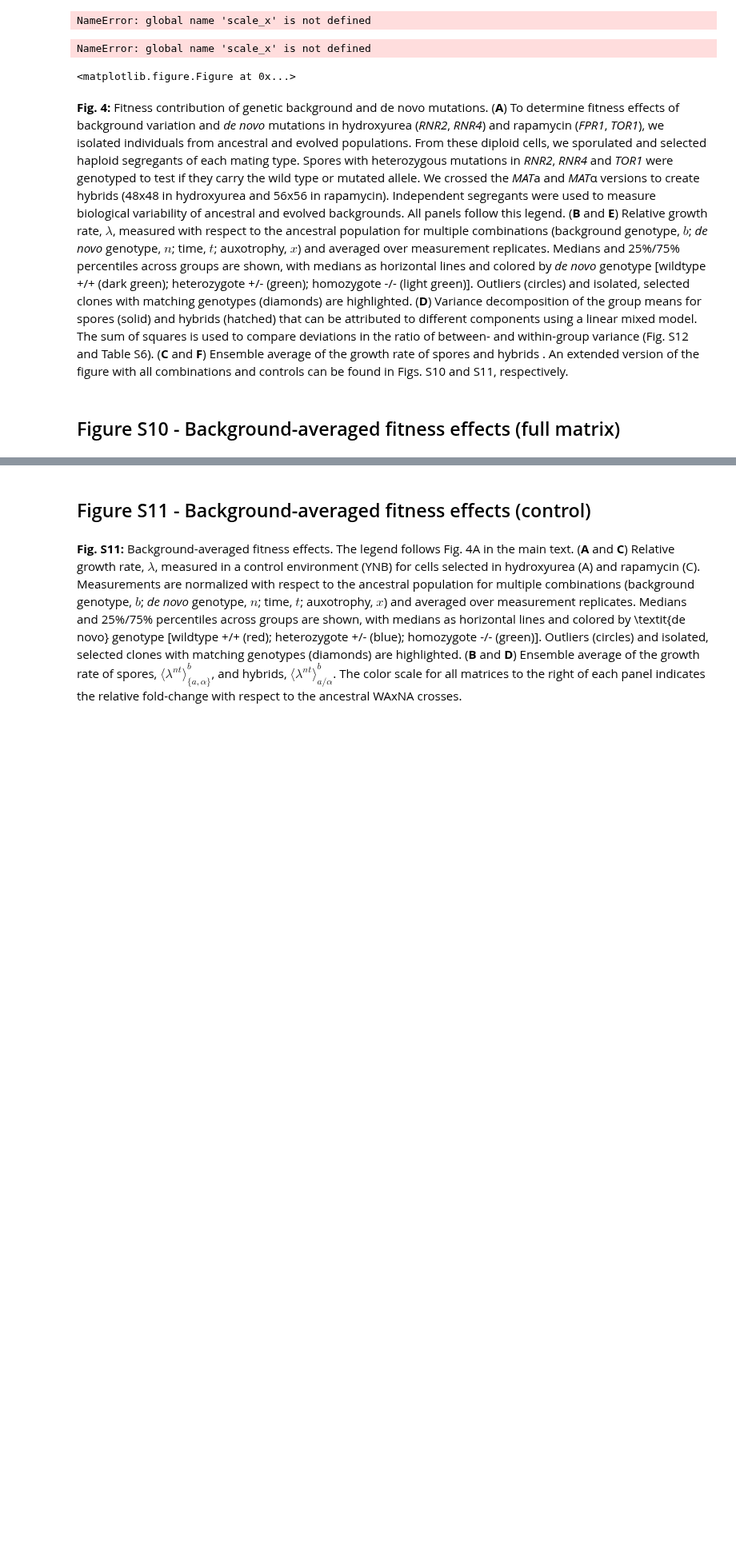
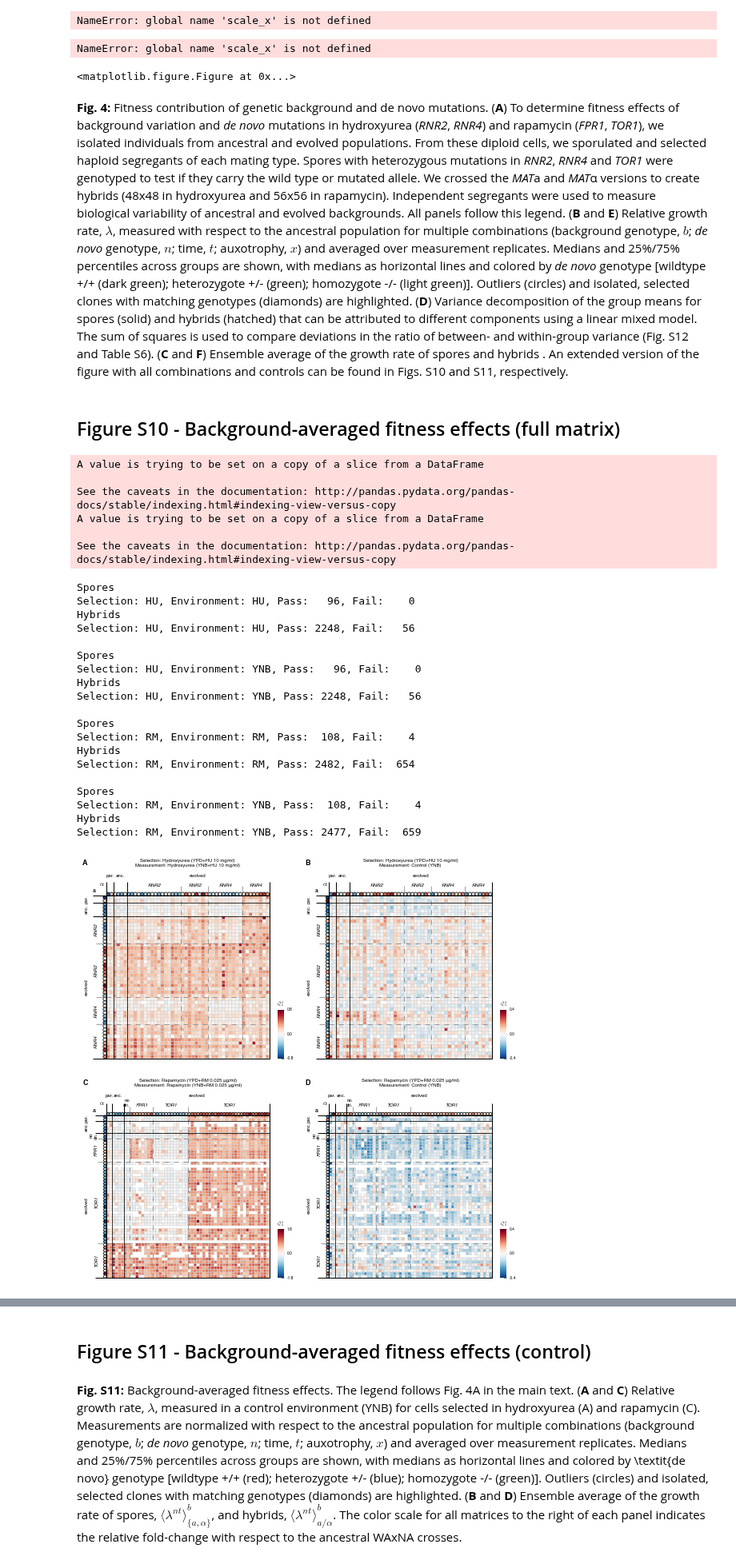
Before and after one commit to ivazquez/clonal-heterogeneity, a Jupyter notebook: src/figure4.ipynb, the cells around one changed output, grey strips where cells are left out. Shown at 80% size. Cells and saved outputs as stored; diff of their text form; code cells hidden in the pictures; blank space fills up the shorter version.

```diff
--- a/src/figure4.ipynb
+++ b/src/figure4.ipynb
@@ -276,7 +276,7 @@ for (ii, (env_evo, env_test)) in enumerate([('HU','HU'),('RM','RM')]):
 
     ax1.set_title('Spores (haploid)', fontsize=6, y=1)
     ax1.set_xlabel('')
-    ax1.set_ylabel(r'Rel. growth rate, $\lambda^{btn}_{a/\alpha}$', fontsize=6, labelpad=2)
+    ax1.set_ylabel(r'Rel. growth rate, $\lambda^{btd}_{a/\alpha}$', fontsize=6, labelpad=2)
 
     ### hybrids barplot ###
     ax2 = plt.subplot(gs[(env_evo,'barplot')][7:], sharey=ax1)
@@ -683,14 +683,16 @@ for (ii, (env_evo, env_test)) in enumerate([('HU','HU'),('HU','YNB'),('RM','RM')
     yticklabels = []
     vmax = max(np.nanmin(H), np.nanmax(H), key=abs)
     vmin = -vmax
-    legend_title = r'$\lambda^{btn}_{a/\alpha}$'
+    legend_title = r'$\lambda^{btd}_{a/\alpha}$'
 
     plot.heatmap_hybrids(H, ax, title,
                          xlabel, ylabel, xticklabels, yticklabels,
                          fold=False, legend_title=legend_title, cmap=plt.cm.RdBu_r,
                          vmin=vmin, vmax=vmax, pad=30)
 
-    print 'Selection: %s, Environment: %s, Pass: %4d, Fail: %4d' \
+    print 'Spores\nSelection: %s, Environment: %s, Pass: %4d, Fail: %4d' \
+    % (env_evo, env_test, S.notnull().values.flatten().sum(), S.isnull().values.flatten().sum())
+    print 'Hybrids\nSelection: %s, Environment: %s, Pass: %4d, Fail: %4d\n' \
     % (env_evo, env_test, H.notnull().values.flatten().sum(), H.isnull().values.flatten().sum())
 
     ax.xaxis.set_ticks_position('top')
@@ -734,31 +736,58 @@ for (ii, (env_evo, env_test)) in enumerate([('HU','HU'),('HU','YNB'),('RM','RM')
     xstart, xend, xlabels = plot.set_custom_labels(H.columns, 0)
     for k, v in xlabels.iteritems():
         ax.annotate(config.population['short_label'][k],
                     xy=(v+0.5, config.population['pad'][k]+1), xycoords=("data", "axes fraction"),
                     ha='center', va='bottom', annotation_clip=False, fontsize=6)
     xgrid=[xst+1. for xst in list(set(xstart.values()))]
     [ax.axvline(g, lw=.75, ls="-", color="k") for g in xgrid]
     for x in ([-1]+xstart.values()):
         line = lines.Line2D([x+1,x+1], [0.,-4], color='k', lw=1)
         ax.add_line(line)
         line.set_clip_on(False)
 
     ystart, yend, ylabels = plot.set_custom_labels(H.index, 0)
     for k, v in ylabels.iteritems():
         ax.annotate(config.population['short_label'][k],
                     xy=(-config.population['pad'][k], v+0.5), xycoords=("axes fraction", "data"),
                     ha='right', va='center', annotation_clip=False, fontsize=6, rotation=90)
     ygrid=[yst+1. for yst in list(set(ystart.values()))]
     [ax.axhline(g, lw=.75, ls="-", color="k") for g in ygrid]
     for y in ([-1]+ystart.values()):
         line = lines.Line2D([0.,-4], [y+1,y+1], color='k', lw=1)
         ax.add_line(line)
         line.set_clip_on(False)
 
     ax.tick_params(axis='both', which='minor', size=0, pad=2)
     ax.tick_params(axis='both', which='major', size=0, pad=15)
 
 fig.savefig(dir_supp+'figures/supp_figure_pheno_cross/supp_figure_pheno_cross_extended.png', dpi=300, bbox_inches='tight')
 fig.savefig(dir_supp+'figures/supp_figure_pheno_cross/supp_figure_pheno_cross_extended.svg', dpi=300, bbox_inches='tight')
 plt.show()
+# %% [output]
+A value is trying to be set on a copy of a slice from a DataFrame
+
+See the caveats in the documentation: http://pandas.pydata.org/pandas-docs/stable/indexing.html#indexing-view-versus-copy
+A value is trying to be set on a copy of a slice from a DataFrame
+
+See the caveats in the documentation: http://pandas.pydata.org/pandas-docs/stable/indexing.html#indexing-view-versus-copy
+Spores
+Selection: HU, Environment: HU, Pass:   96, Fail:    0
+Hybrids
+Selection: HU, Environment: HU, Pass: 2248, Fail:   56
+
+Spores
+Selection: HU, Environment: YNB, Pass:   96, Fail:    0
+Hybrids
+Selection: HU, Environment: YNB, Pass: 2248, Fail:   56
+
+Spores
+Selection: RM, Environment: RM, Pass:  108, Fail:    4
+Hybrids
+Selection: RM, Environment: RM, Pass: 2482, Fail:  654
+
+Spores
+Selection: RM, Environment: YNB, Pass:  108, Fail:    4
+Hybrids
+Selection: RM, Environment: YNB, Pass: 2477, Fail:  659
+[figure, added]
 # %% [markdown]
```
Also changed, not shown: parts of 55 cells of this notebook.
